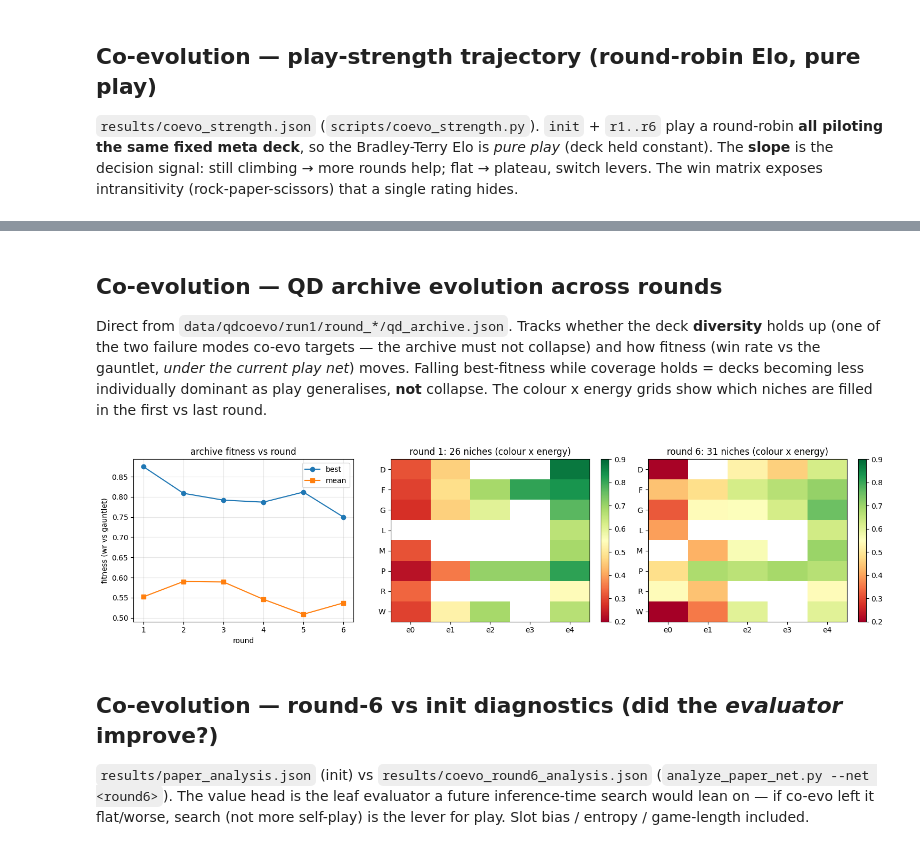
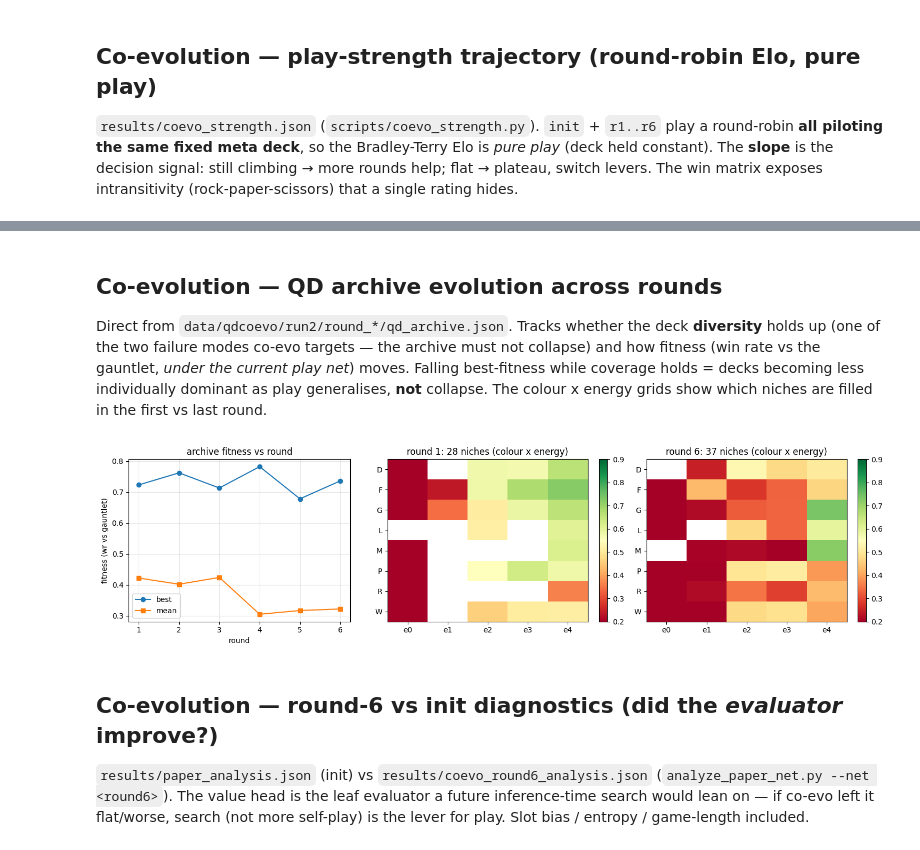
Before and after one commit to kohbanye/kaggle-pokemon, a Jupyter notebook: notebooks/03_paper_net_eval.ipynb, the cells around one changed output, grey strips where cells are left out. Drawn from its saved outputs; the diff is of its cells as text; code cells hidden in the pictures.

```diff
--- a/notebooks/03_paper_net_eval.ipynb
+++ b/notebooks/03_paper_net_eval.ipynb
@@ -328,7 +328,7 @@ Elo spread: 228.7
 # %% [markdown]
 ## Co-evolution — QD archive evolution across rounds
 
-Direct from `data/qdcoevo/run1/round_*/qd_archive.json`. Tracks whether the deck
+Direct from `data/qdcoevo/run2/round_*/qd_archive.json`. Tracks whether the deck
 **diversity** holds up (one of the two failure modes co-evo targets — the archive must
 not collapse) and how fitness (win rate vs the gauntlet, *under the current play net*)
 moves. Falling best-fitness while coverage holds = decks becoming less individually
@@ -338,41 +338,41 @@ niches are filled in the first vs last round.
 rows = []
 grids = {}
 for r in range(1, 7):
-    p = ROOT / f"data/qdcoevo/run1/round_{r}/qd_archive.json"
+    p = ROOT / f"data/qdcoevo/run2/round_{r}/qd_archive.json"
     if not p.exists():
         continue
     cells = json.loads(p.read_text())["cells"]
     fits = [c["fitness"] for c in cells if c.get("fitness") is not None]
     rows.append({"round": r, "niches": len(cells),
                  "best": round(max(fits), 3),
                  "mean": round(sum(fits) / len(fits), 3)})
     grids[r] = {(c["descriptor"][0], c["descriptor"][1]): c["fitness"] for c in cells}
 if rows:
     rdf = pd.DataFrame(rows)
     colours = sorted({k[0] for g in grids.values() for k in g})
     bins = list(range(5))
     fig, axs = plt.subplots(1, 3, figsize=(15, 4))
     axs[0].plot(rdf["round"], rdf["best"], marker="o", label="best")
     axs[0].plot(rdf["round"], rdf["mean"], marker="s", label="mean")
     axs[0].set_xlabel("round")
     axs[0].set_ylabel("fitness (wr vs gauntlet)")
     axs[0].set_title("archive fitness vs round")
     axs[0].legend()
     axs[0].grid(alpha=0.3)
     for ax, r in ((axs[1], min(grids)), (axs[2], max(grids))):
         grid = np.full((len(colours), len(bins)), np.nan)
         for (col, b), f in grids[r].items():
             grid[colours.index(col), b] = f
         im = ax.imshow(grid, cmap="RdYlGn", vmin=0.2, vmax=0.9, aspect="auto")
         ax.set_xticks(bins, [f"e{b}" for b in bins])
         ax.set_yticks(range(len(colours)), colours)
         ax.set_title(f"round {r}: {len(grids[r])} niches (colour x energy)")
         fig.colorbar(im, ax=ax, fraction=0.046)
     plt.tight_layout()
     plt.show()
     rdf
 # %% [output]
-[figure, old version]
+[figure, new version]
 # %% [markdown]
 ## Co-evolution — round-6 vs init diagnostics (did the *evaluator* improve?)
 
```
Also changed, not shown: parts of 4 cells of this notebook, 5 other files.
